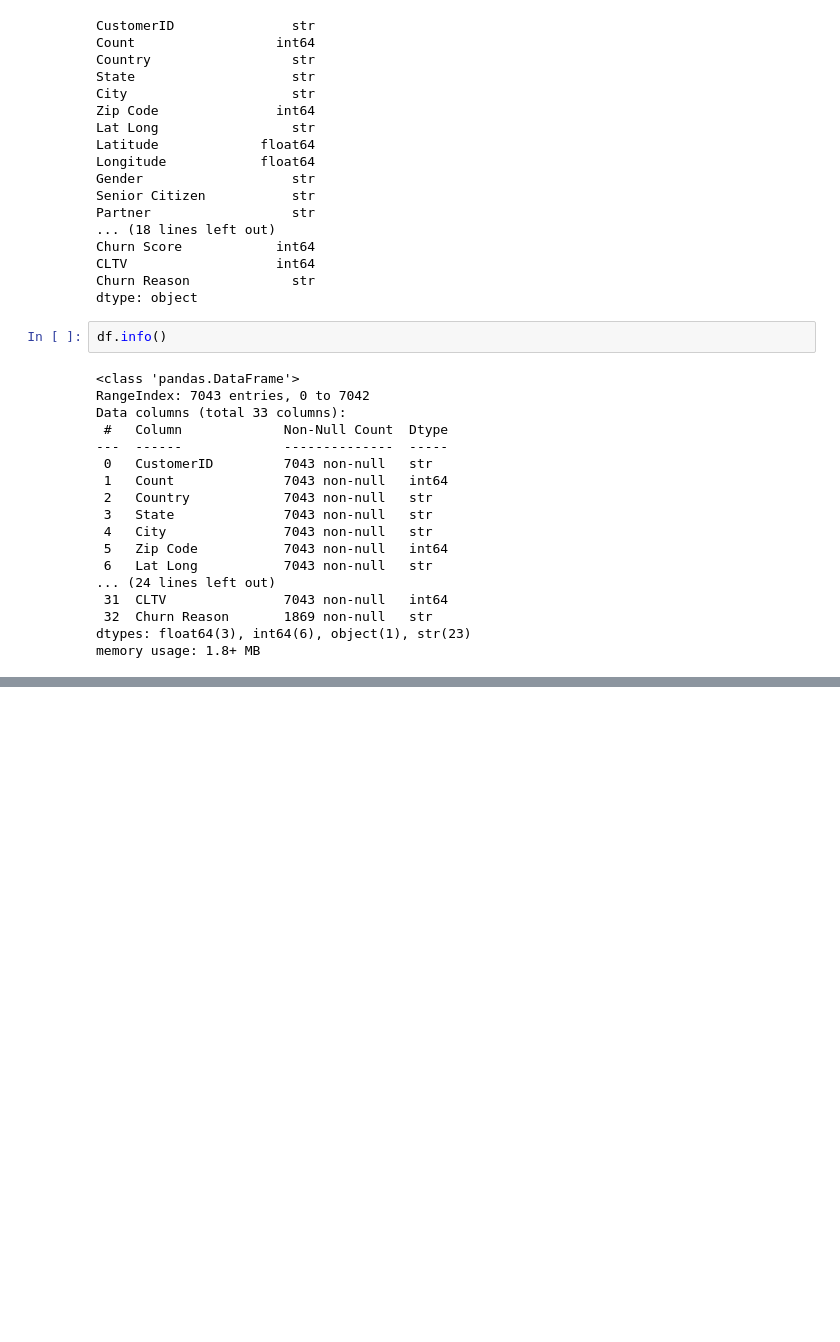
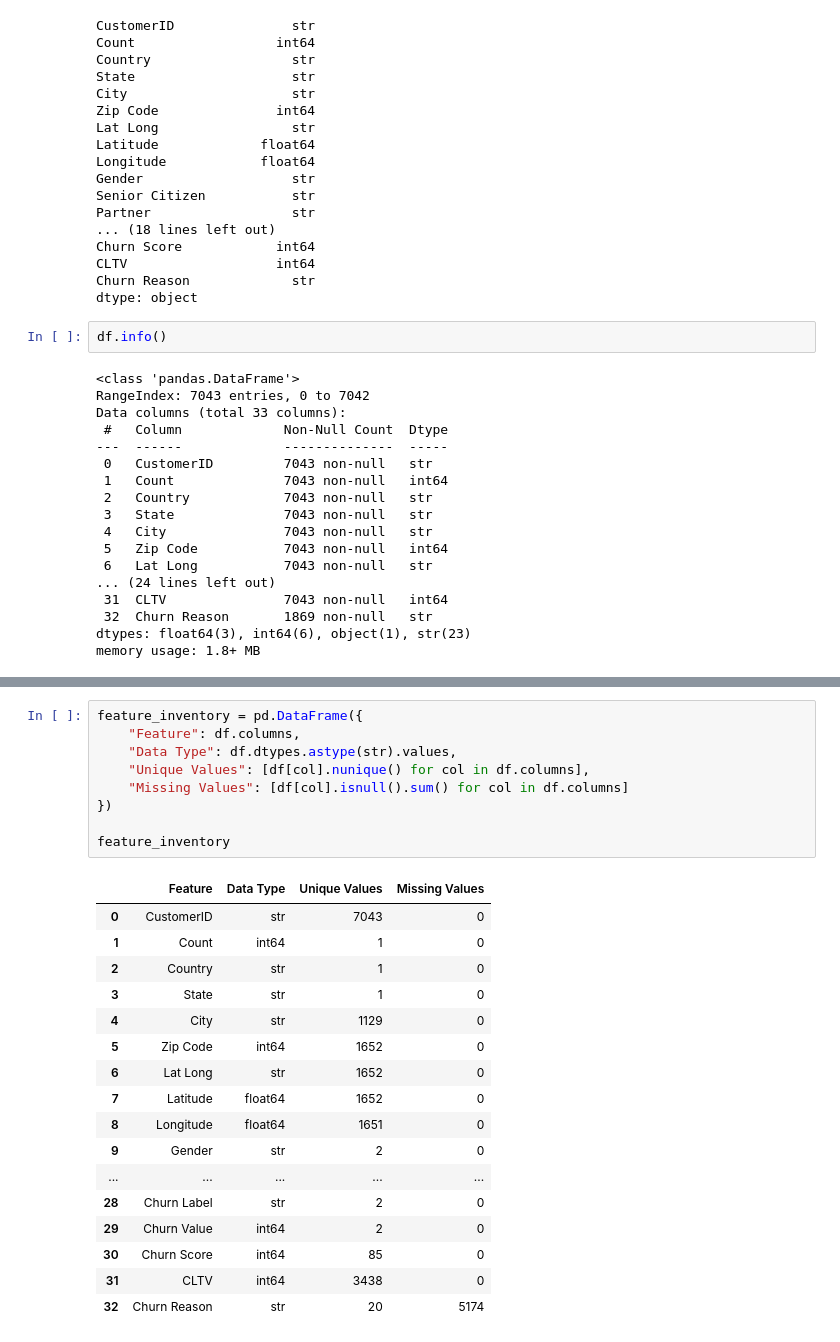
Before and after one commit to hafizahmadadilaiengineer/customer-churn-platform, a Jupyter notebook: notebooks/01_exploratory_data_analysis.ipynb, the cells around one changed output, grey strips where cells are left out. Drawn from its saved outputs; the diff is of its cells as text; blank space fills up the shorter version.

```diff
--- a/notebooks/01_exploratory_data_analysis.ipynb
+++ b/notebooks/01_exploratory_data_analysis.ipynb
@@ -133,0 +183,27 @@ Duplicate Rows: 0
+# %%
+feature_inventory = pd.DataFrame({
+    "Feature": df.columns,
+    "Data Type": df.dtypes.astype(str).values,
+    "Unique Values": [df[col].nunique() for col in df.columns],
+    "Missing Values": [df[col].isnull().sum() for col in df.columns]
+})
+
+feature_inventory
+# %% [output]
+|  | Feature | Data Type | Unique Values | Missing Values |
+| 0 | CustomerID | str | 7043 | 0 |
+| 1 | Count | int64 | 1 | 0 |
+| 2 | Country | str | 1 | 0 |
+| 3 | State | str | 1 | 0 |
+| 4 | City | str | 1129 | 0 |
+| 5 | Zip Code | int64 | 1652 | 0 |
+| 6 | Lat Long | str | 1652 | 0 |
+| 7 | Latitude | float64 | 1652 | 0 |
+| 8 | Longitude | float64 | 1651 | 0 |
+| 9 | Gender | str | 2 | 0 |
+| ... | ... | ... | ... | ... |
+| 28 | Churn Label | str | 2 | 0 |
+| 29 | Churn Value | int64 | 2 | 0 |
+| 30 | Churn Score | int64 | 85 | 0 |
+| 31 | CLTV | int64 | 3438 | 0 |
+| 32 | Churn Reason | str | 20 | 5174 |
```
Also changed, not shown: parts of 9 cells of this notebook.
